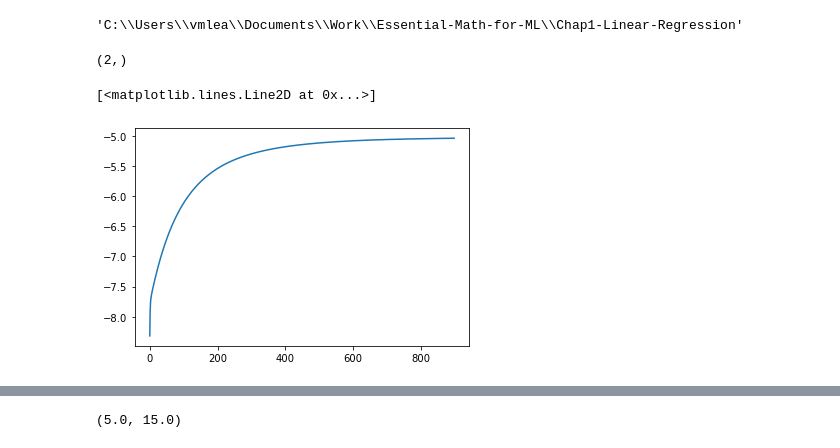
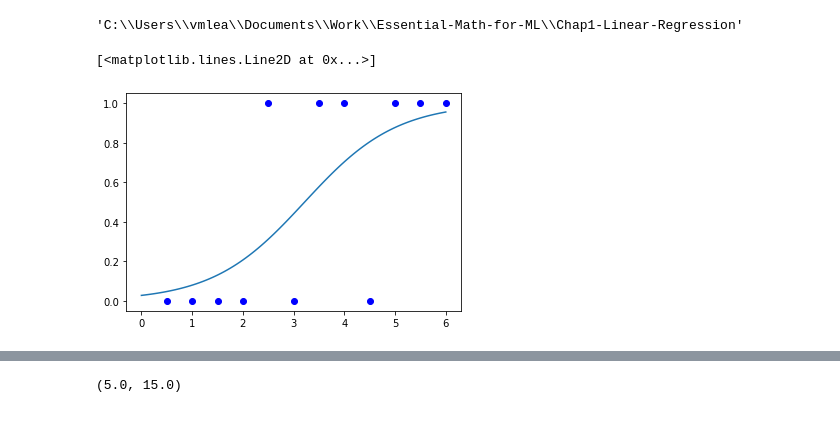
Before and after one commit to johnypark/Essential-Math-for-ML, a Jupyter notebook: Chap1-Linear-Regression/Logistic regression.ipynb, the cells around one changed output, grey strips where cells are left out. Saved outputs shown, nothing was run; the diff lists cells and outputs as text; code cells hidden in the pictures.

```diff
--- a/Chap1-Linear-Regression/Logistic regression.ipynb
+++ b/Chap1-Linear-Regression/Logistic regression.ipynb
@@ -53,0 +50,20 @@ def sigm(x):
+# %%
+df=pd.read_csv('../data/examPF.csv')
+x=np.array(df[df.columns[0]])
+y=np.array(df[df.columns[1]])
+Nstep=1000
+weights,loglike = logistic_regression(x, y,
+                    num_steps = Nstep, learning_rate = 0.01, add_intercept=True)
+#np.column_stack((np.ones(12),x))
+#np.dot(np.column_stack((np.ones(12),x)),
+#       np.array([0,0]).reshape((2,1)))
+# %%
+import matplotlib.pyplot as plt
+t=np.linspace(0, 6, 100)
+wt=sigm(weights[Nstep-1][0]+weights[Nstep-1][1]*t)
+
+plt.plot(x,y,'bo')
+plt.plot(t,wt)
+# %% [output]
+[<matplotlib.lines.Line2D at 0x...>]
+[figure, added]
@@ -85,16 +126,0 @@ def logistic_regression(features, target, num_steps, learning_rate, add_intercep
-# %%
-df=pd.read_csv('../data/examPF.csv')
-x=np.array(df[df.columns[0]])
-y=np.array(df[df.columns[1]])
-weights,loglike = logistic_regression(features=x, target=y,
-                     num_steps = 900, learning_rate = 0.01, add_intercept=True)
-
-np.column_stack((np.ones(12),x)),np.array([0,0])
-# %% [output]
-(2,)
-# %%
-import matplotlib.pyplot as plt
-plt.plot(loglike)
-# %% [output]
-[<matplotlib.lines.Line2D at 0x...>]
-[figure, removed]
```
Also changed, not shown: parts of 14 cells of this notebook.
